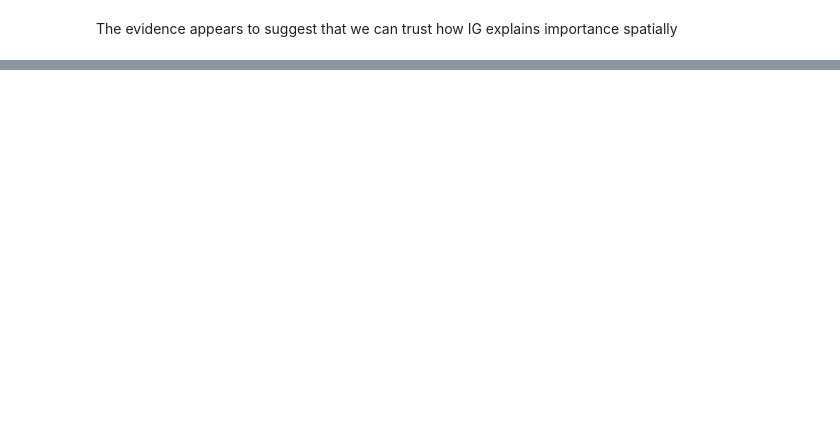
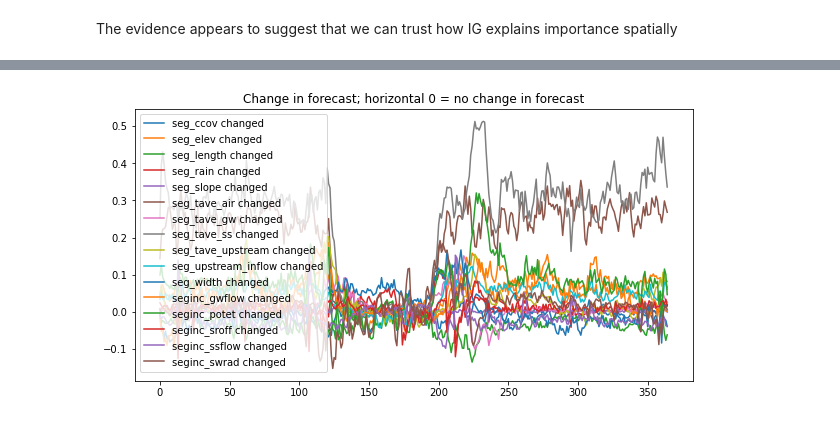
Before and after one commit to DOI-USGS/xai-workflows, a Jupyter notebook: prototyping_notebooks/03_01_02_RGCN_CustomIntGrad_RiverDl_Spatial.ipynb, the cells around one changed output, grey strips where cells are left out. Saved outputs shown, nothing was run; the diff lists cells and outputs as text; code cells hidden in the pictures; blank space fills up the shorter version.

Commit message:
Add feature trust exp; had spatial and temporal

```diff
--- a/prototyping_notebooks/03_01_02_RGCN_CustomIntGrad_RiverDl_Spatial.ipynb
+++ b/prototyping_notebooks/03_01_02_RGCN_CustomIntGrad_RiverDl_Spatial.ipynb
@@ -339,0 +342,10 @@ The evidence appears to suggest that we can trust how IG explains importance spa
+# %%
+spatial_focus = 1 # has lots of observations
+
+IG_vals = integrated_gradients(x, y, model, 2, torch.zeros_like(x), temporal_focus = -1, spatial_focus = 1)
+
+plt.figure(figsize = (10, 5))
+for i in range(len(river_dl['x_vars'])):
+    plt.plot(IG_vals[spatial_focus, :, i], label = river_dl['x_vars'][i], linewidth = 3)
+plt.xlim(340, 366)
+plt.legend(loc = 'upper left');
@@ -339,0 +354,19 @@ The evidence appears to suggest that we can trust how IG explains importance spa
+# %%
+original_y_hat = model(x)
+
+rmse_ls = []
+plt.figure(figsize = (10, 5))
+
+for i in range(len(river_dl['x_vars'])):
+    x_hypothesis = x.detach().clone()
+    x_hypothesis[1, :, i] = torch.rand_like(x_hypothesis[1, :, i]) # change the variables
+
+    y_hypothesis = model(x_hypothesis)
+
+    plt.plot(y_hypothesis[1].detach() - original_y_hat[1].detach(), # view difference in forecast
+             label = river_dl['x_vars'][i] + ' changed')
+    plt.title('Change in forecast; horizontal 0 = no change in forecast')
+
+plt.legend(loc = 'upper left');
+# %% [output]
+[figure, added]
```
Also changed, not shown: parts of 10 cells of this notebook.
